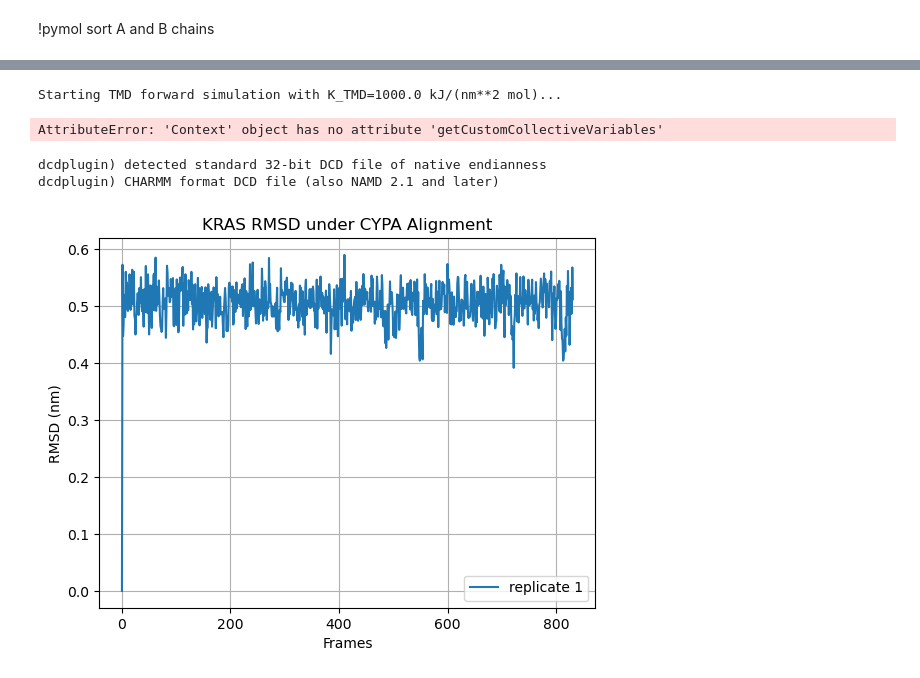
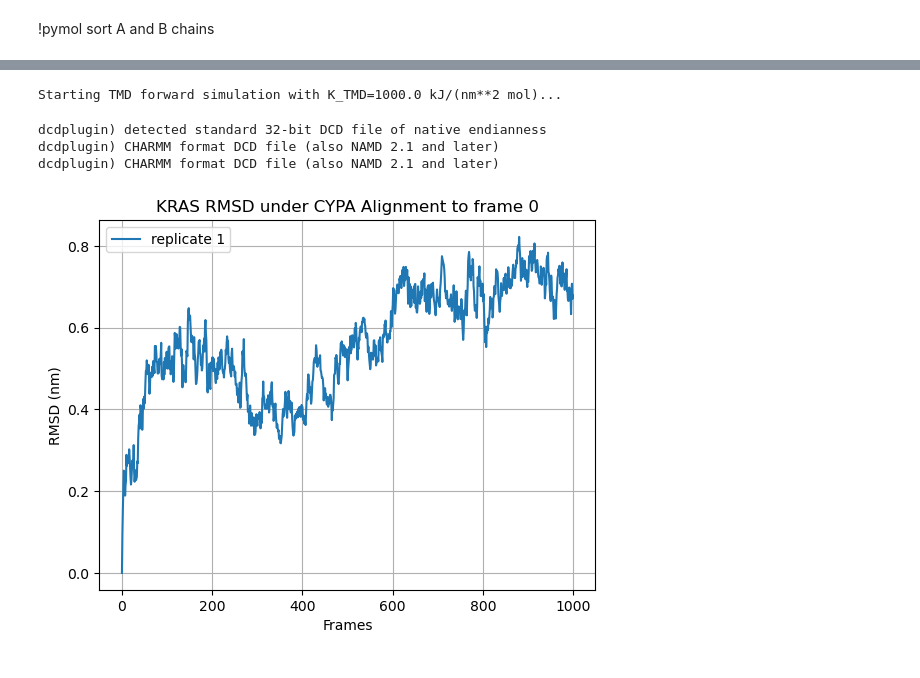
Before and after one commit to HaoLan-compchem/blog_03_12_2025, a Jupyter notebook: ternary_complex/smd/smd_workflow.ipynb, the cells around one changed output, grey strips where cells are left out. Cells and saved outputs as stored; diff of their text form; code cells hidden in the pictures.

```diff
--- a/ternary_complex/smd/smd_workflow.ipynb
+++ b/ternary_complex/smd/smd_workflow.ipynb
@@ -372,0 +260,15 @@ class BiasReporter:
+# %%
+import openmm.openmm as openmm
+from openmm import app
+from openff.units import unit
+from openff.units.openmm import to_openmm
+#
+system = interchange.to_openmm_system()
+topology = interchange.to_openmm_topology()
+#
+solute_atom_indices = []
+for atom in topology.atoms():
+    if (atom.residue.name != ('HOH' or 'NA' or 'CL')):
+        solute_atom_indices.append(atom.index)
+particle_indices = solute_atom_indices
+print(len(particle_indices))
@@ -390,61 +343,104 @@ steered_integrator = openmm.LangevinIntegrator(
 )
 #
 steered_simulation = app.Simulation(topology, system, steered_integrator)
-steered_simulation.context.setState(equil_state)
+steered_simulation.context.setState(min_state)
 #
 steered_simulation.reporters.append(app.DCDReporter('smd_forward.dcd', 1000))
 steered_simulation.reporters.append(app.StateDataReporter('smd_forward.csv', 1000,
     step=True, potentialEnergy=True, kineticEnergy=True,
     temperature=True, totalEnergy=True, volume=True, density=True, speed=True))
-steered_simulation.reporters.append(BiasReporter('tmd_bias_work.dat', 1000, TMD_FORCE_GROUP, tmd_force_index))
 #
 print(f"Starting TMD forward simulation with K_TMD={K_TMD}...")
 steered_simulation.step(1000000)
 # %% [output]
 Starting TMD forward simulation with K_TMD=1000.0 kJ/(nm**2 mol)...
-AttributeError: 'Context' object has no attribute 'getCustomCollectiveVariables'
 # %%
 import numpy as np
 import mdtraj as md
 import seaborn as sns
 from matplotlib import pyplot as plt
 
-def plot_rmsd_fluctuations_multiple(traj_files, top_file, plot_type, window, image_molecules=False):
+def plot_rmsd_fluctuations_multiple(traj_files, top_file, plot_type, window, image_molecules=False, reference_frame=0, ref_pdb_file=None):
+    """
+    Plot RMSD fluctuations from trajectory files.
+
+    Parameters:
+    -----------
+    traj_files : list
+        List of trajectory file paths
+    top_file : str
+        Topology file path
+    plot_type : str
+        Type of plot ('line' or 'hist')
+    window : int
+        Window size for averaging
+    image_molecules : bool
+        Whether to image molecules
+    reference_frame : int
+        Reference frame from trajectory (used if ref_pdb_file is None)
+    ref_pdb_file : str, optional
+        Path to PDB reference file for RMSD calculation. If provided, overrides reference_frame
+    """
     rmsd_arrays = []
     labels = []
+
+    # Load reference structure if provided
+    ref_structure = None
+    ref_atoms = None
+    if ref_pdb_file is not None:
+        ref_structure = md.load(ref_pdb_file)
+        ref_atoms = ref_structure.topology.select('protein and chainid 0 and name CA')
+
     for i, traj_file in enumerate(traj_files):
         traj = md.load(traj_file, top=top_file)
         if image_molecules:
             traj.image_molecules(inplace=True)
+
         CYPA_atoms = traj.topology.select('protein and chainid 0 and name CA')
         KRAS_atoms = traj.topology.select('protein and chainid 1 and name CA')
-        traj.superpose(traj, frame=0, atom_indices=CYPA_atoms)
+
+        # Superpose to reference
+        if ref_pdb_file is not None:
+            # Superpose trajectory to reference PDB structure
+            traj.superpose(ref_structure, atom_indices=CYPA_atoms)
+            reference_coords = ref_structure.xyz[0, KRAS_atoms, :]
+        else:
+            # Superpose to reference frame in trajectory
+            traj.superpose(traj, frame=reference_frame, atom_indices=CYPA_atoms)
+            reference_coords = traj.xyz[reference_frame, KRAS_atoms, :]
+
         traj.save_xtc('smd_forward_processed.xtc')
-        #
-        result = traj.xyz[:, KRAS_atoms, :] - traj.xyz[0, KRAS_atoms, :]
+
+        # Calculate RMSD
+        result = traj.xyz[:, KRAS_atoms, :] - reference_coords
         ligand_rmsd = np.sqrt((result ** 2).sum(axis=-1).mean(axis=-1))
         n_windows = len(ligand_rmsd) // window
         avg_rmsd = np.array([ligand_rmsd[i*window:(i+1)*window].mean() for i in range(n_windows)])
         avg_frames = np.arange(n_windows) * window
         rmsd_arrays.append(avg_rmsd)
         labels.append(f'replicate {i+1}')
+
         if plot_type == 'line':
             plt.plot(avg_frames, avg_rmsd, label=labels[-1])
             plt.xlabel('Frames')
             plt.ylabel('RMSD (nm)')
-            plt.title(f'KRAS RMSD under CYPA Alignment')
+            ref_label = f' to {ref_pdb_file}' if ref_pdb_file else f' to frame {reference_frame}'
+            plt.title(f'KRAS RMSD under CYPA Alignment{ref_label}')
         elif plot_type == 'hist':
             sns.kdeplot(avg_rmsd, label=labels[-1])
             plt.xlabel('RMSD (nm)')
-            plt.title('KRAS RMSD Distribution under CYPA Alignment')
+            ref_label = f' to {ref_pdb_file}' if ref_pdb_file else f' to frame {reference_frame}'
+            plt.title(f'KRAS RMSD Distribution under CYPA Alignment{ref_label}')
+
     plt.grid(True)
     plt.legend()
     plt.show()
     plt.close()
     return rmsd_arrays
 
 forward_sim_rmsd = plot_rmsd_fluctuations_multiple(['smd_forward.dcd'], 'min.pdb', 'line', 1, image_molecules=True)
 # %% [output]
 dcdplugin) detected standard 32-bit DCD file of native endianness
 dcdplugin) CHARMM format DCD file (also NAMD 2.1 and later)
+dcdplugin) CHARMM format DCD file (also NAMD 2.1 and later)
-[figure, old version]
+[figure, new version]
```
Also changed, not shown: parts of 10 cells of this notebook, 2 other files.
